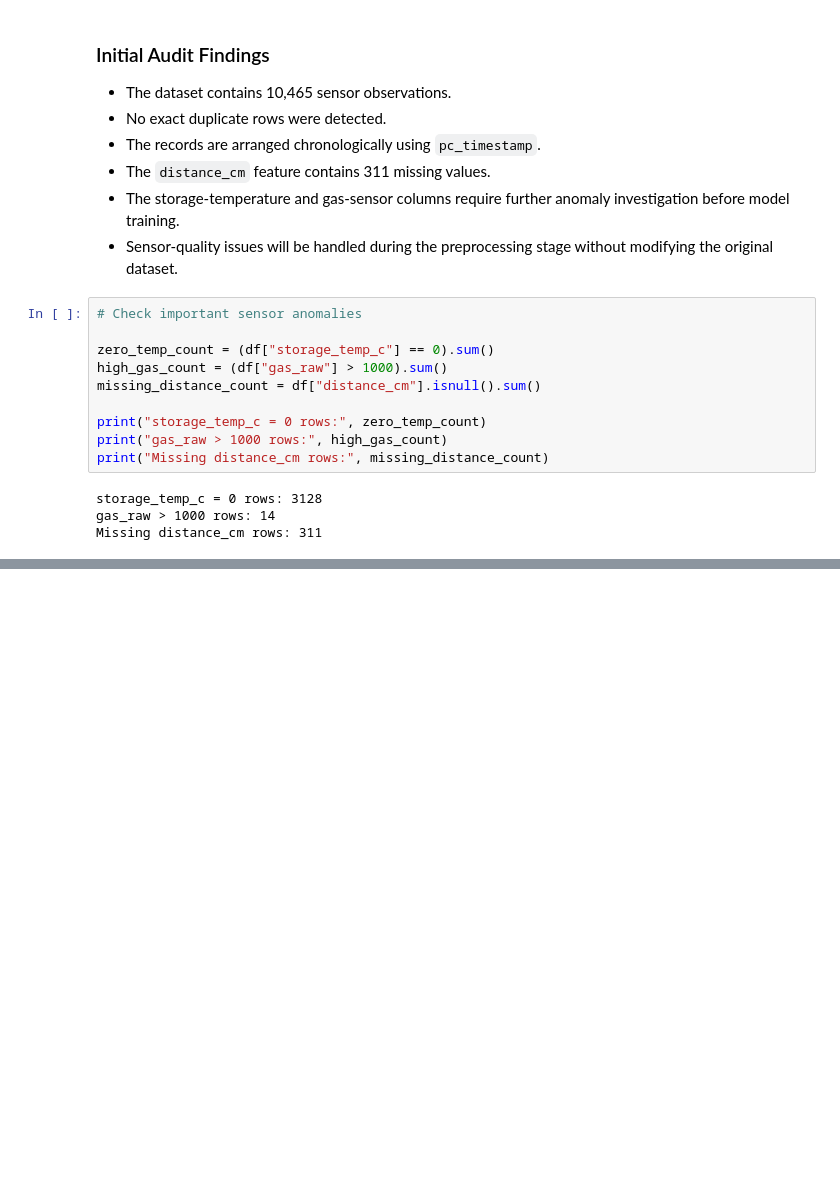
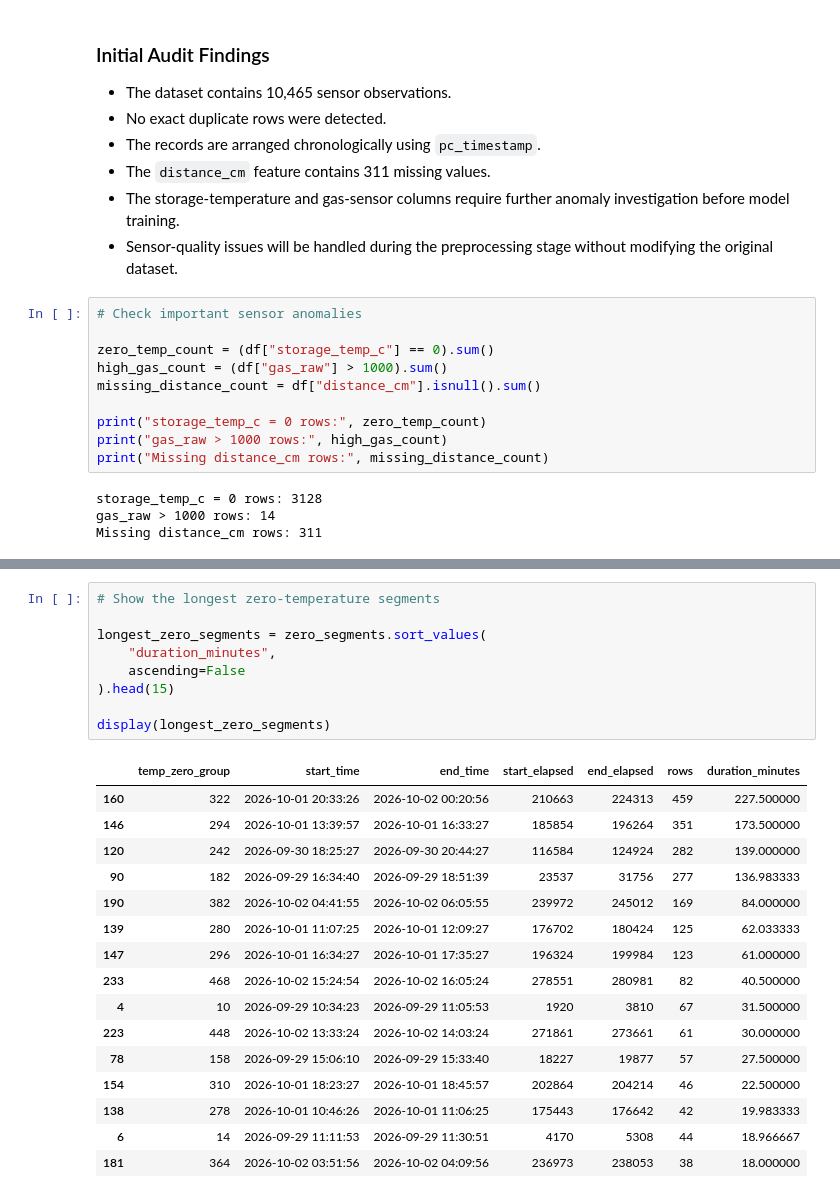
Before and after one commit to Bhagya-Navodyani/Intelligent_Fish_Storage-ML, a Jupyter notebook: notebook/Fish_Storage_ML_Pipeline.ipynb, the cells around one changed output, grey strips where cells are left out. Drawn from its saved outputs; the diff is of its cells as text; blank space fills up the shorter version.

Commit message:
Complete dataset audit and temperature anomaly handling

```diff
--- a/notebook/Fish_Storage_ML_Pipeline.ipynb
+++ b/notebook/Fish_Storage_ML_Pipeline.ipynb
@@ -125,0 +220,26 @@ Missing distance_cm rows: 311
+# %%
+# Show the longest zero-temperature segments
+
+longest_zero_segments = zero_segments.sort_values(
+    "duration_minutes",
+    ascending=False
+).head(15)
+
+display(longest_zero_segments)
+# %% [output]
+|  | temp_zero_group | start_time | end_time | start_elapsed | end_elapsed | rows | duration_minutes |
+| 160 | 322 | 2026-10-01 20:33:26 | 2026-10-02 00:20:56 | 210663 | 224313 | 459 | 227.500000 |
+| 146 | 294 | 2026-10-01 13:39:57 | 2026-10-01 16:33:27 | 185854 | 196264 | 351 | 173.500000 |
+| 120 | 242 | 2026-09-30 18:25:27 | 2026-09-30 20:44:27 | 116584 | 124924 | 282 | 139.000000 |
+| 90 | 182 | 2026-09-29 16:34:40 | 2026-09-29 18:51:39 | 23537 | 31756 | 277 | 136.983333 |
+| 190 | 382 | 2026-10-02 04:41:55 | 2026-10-02 06:05:55 | 239972 | 245012 | 169 | 84.000000 |
+| 139 | 280 | 2026-10-01 11:07:25 | 2026-10-01 12:09:27 | 176702 | 180424 | 125 | 62.033333 |
+| 147 | 296 | 2026-10-01 16:34:27 | 2026-10-01 17:35:27 | 196324 | 199984 | 123 | 61.000000 |
+| 233 | 468 | 2026-10-02 15:24:54 | 2026-10-02 16:05:24 | 278551 | 280981 | 82 | 40.500000 |
+| 4 | 10 | 2026-09-29 10:34:23 | 2026-09-29 11:05:53 | 1920 | 3810 | 67 | 31.500000 |
+| 223 | 448 | 2026-10-02 13:33:24 | 2026-10-02 14:03:24 | 271861 | 273661 | 61 | 30.000000 |
+| 78 | 158 | 2026-09-29 15:06:10 | 2026-09-29 15:33:40 | 18227 | 19877 | 57 | 27.500000 |
+| 154 | 310 | 2026-10-01 18:23:27 | 2026-10-01 18:45:57 | 202864 | 204214 | 46 | 22.500000 |
+| 138 | 278 | 2026-10-01 10:46:26 | 2026-10-01 11:06:25 | 175443 | 176642 | 42 | 19.983333 |
+| 6 | 14 | 2026-09-29 11:11:53 | 2026-09-29 11:30:51 | 4170 | 5308 | 44 | 18.966667 |
+| 181 | 364 | 2026-10-02 03:51:56 | 2026-10-02 04:09:56 | 236973 | 238053 | 38 | 18.000000 |
```
Also changed, not shown: parts of 10 cells of this notebook.
